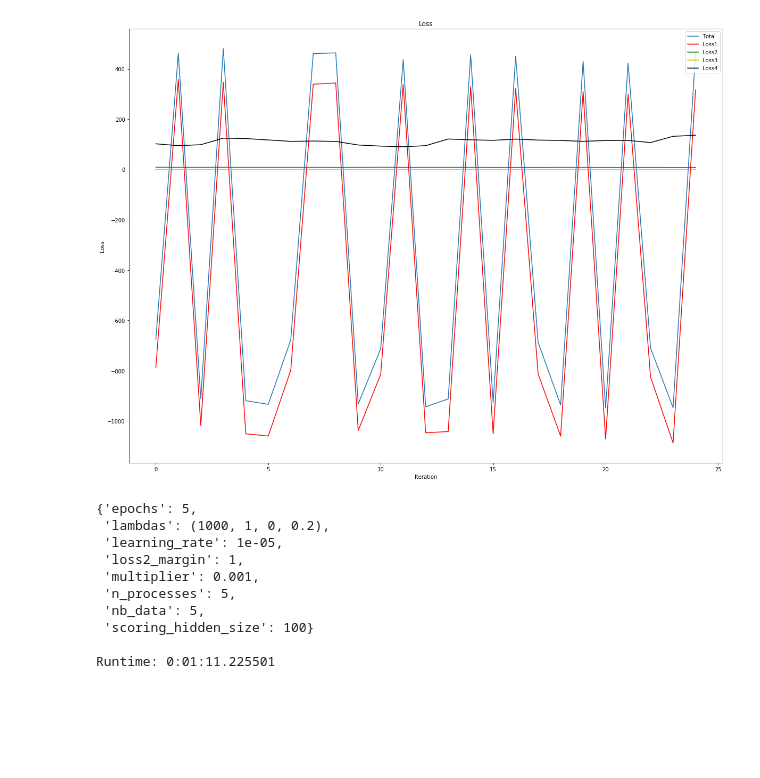
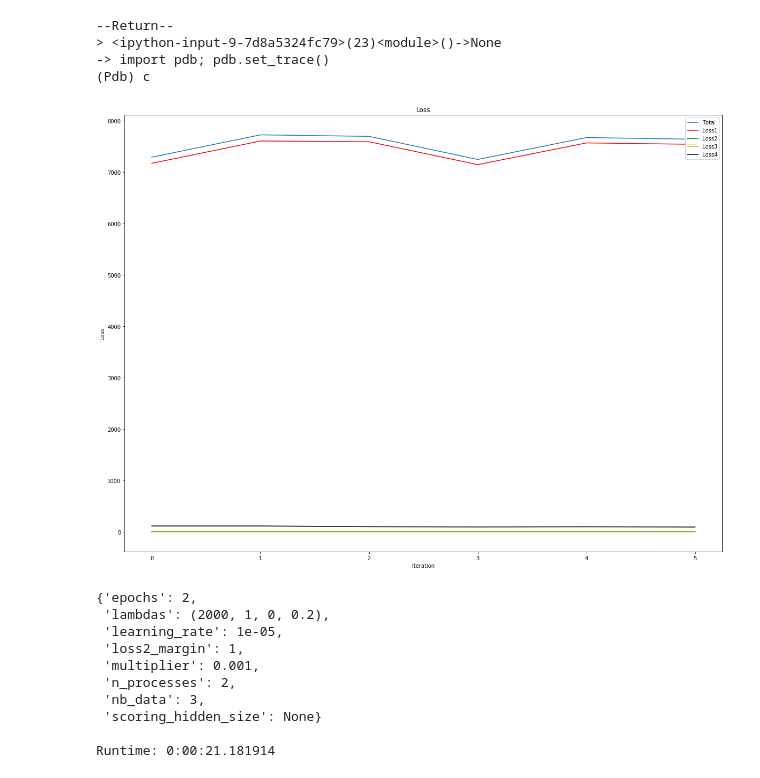
Before and after one commit to matthewkennedy5/RRNN, a Jupyter notebook: visualize-results.ipynb, the cells around one changed output. Cells and saved outputs as stored; diff of their text form; code cells hidden in the pictures; blank space fills up the shorter version.

Commit message:
Now saves the loss to a text file isntead of pickling to avoid weird pickle issues.

```diff
--- a/visualize-results.ipynb
+++ b/visualize-results.ipynb
@@ -1,36 +1,43 @@
 # %%
 import os
 import pickle
 from pprint import pprint
 import datetime
 import numpy as np
 from matplotlib import pyplot as plt
 import torch
 
-dirname = 'results'
+dirname = 'PickleTest'
 
-losses = pickle.load(open(dirname+'/loss.pkl', 'rb'))
+losses = []
+with open(dirname+'/loss.txt', 'r') as f:
+    for iteration in f:
+        losses.append([float(term) for term in iteration.split()])
 losses = np.array(losses)
-# print(losses)
 N_iters = losses.shape[0]
+import pdb; pdb.set_trace()
 
 # Plot total loss
 plt.figure(figsize=(20, 15))
 plt.plot(range(N_iters), np.sum(losses, axis=1), label='Total')
 plt.title('Loss')
 plt.xlabel('Iteration')
 plt.ylabel('Loss')
 # plt.show()
 
 # Plot respective losses
 colors = ['r', 'g', 'y', 'k']
 for i in range(4):
     plt.plot(range(N_iters), losses[:, i], colors[i], label='Loss' + str(i+1))
 
 plt.legend(loc='upper right')
 plt.show()
 # %% [output]
+--Return--
+> <ipython-input-9-7d8a5324fc79>(23)<module>()->None
+-> import pdb; pdb.set_trace()
+(Pdb) c
-[figure, old version]
+[figure, new version]
 # %%
 # Display hyperparameters and run information
 
@@ -40,16 +47,16 @@ pprint(params)
 runtime = pickle.load(open(dirname+'/runtime.pkl', 'rb'))
 print('\nRuntime: ' + str(datetime.timedelta(seconds=runtime)))
 # %% [output]
-{'epochs': 5,
- 'lambdas': (1000, 1, 0, 0.2),
+{'epochs': 2,
+ 'lambdas': (2000, 1, 0, 0.2),
  'learning_rate': 1e-05,
  'loss2_margin': 1,
  'multiplier': 0.001,
- 'n_processes': 5,
- 'nb_data': 5,
- 'scoring_hidden_size': 100}
+ 'n_processes': 2,
+ 'nb_data': 3,
+ 'scoring_hidden_size': None}
 
-Runtime: 0:01:11.225501
+Runtime: 0:00:21.181914
 # %%
 # Display weight magnitudes
 
```
Also changed, not shown: parts of 1 cell of this notebook, 1 other file.
